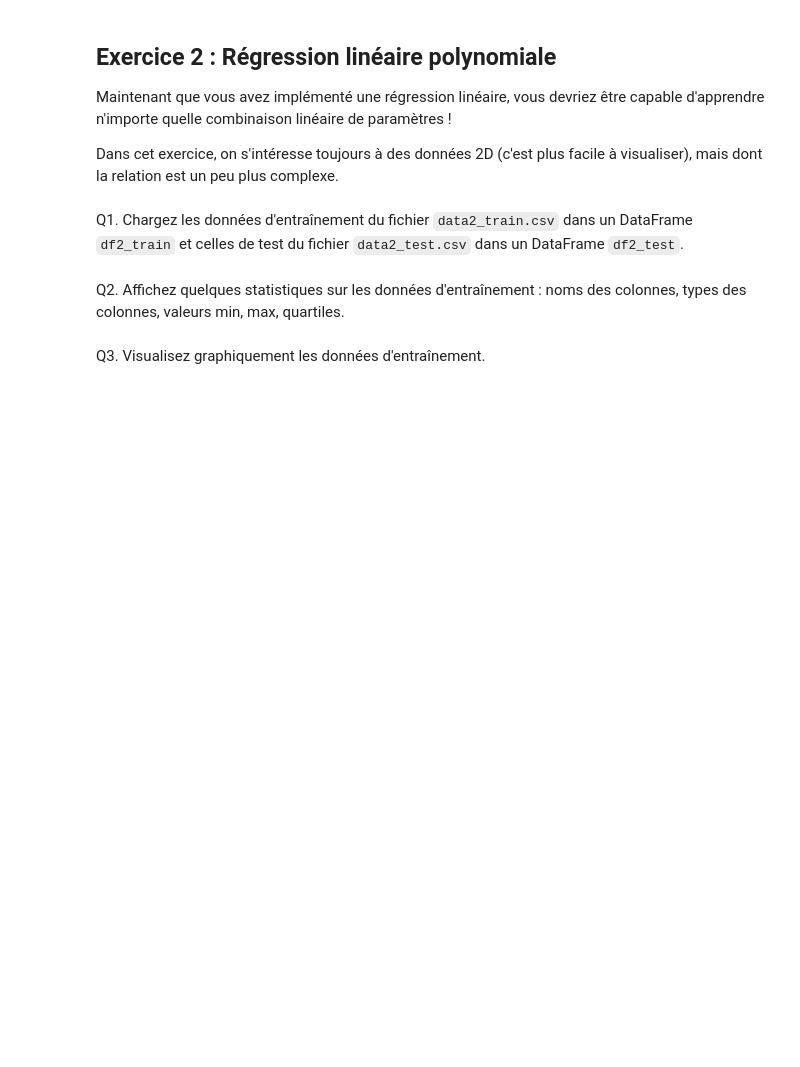
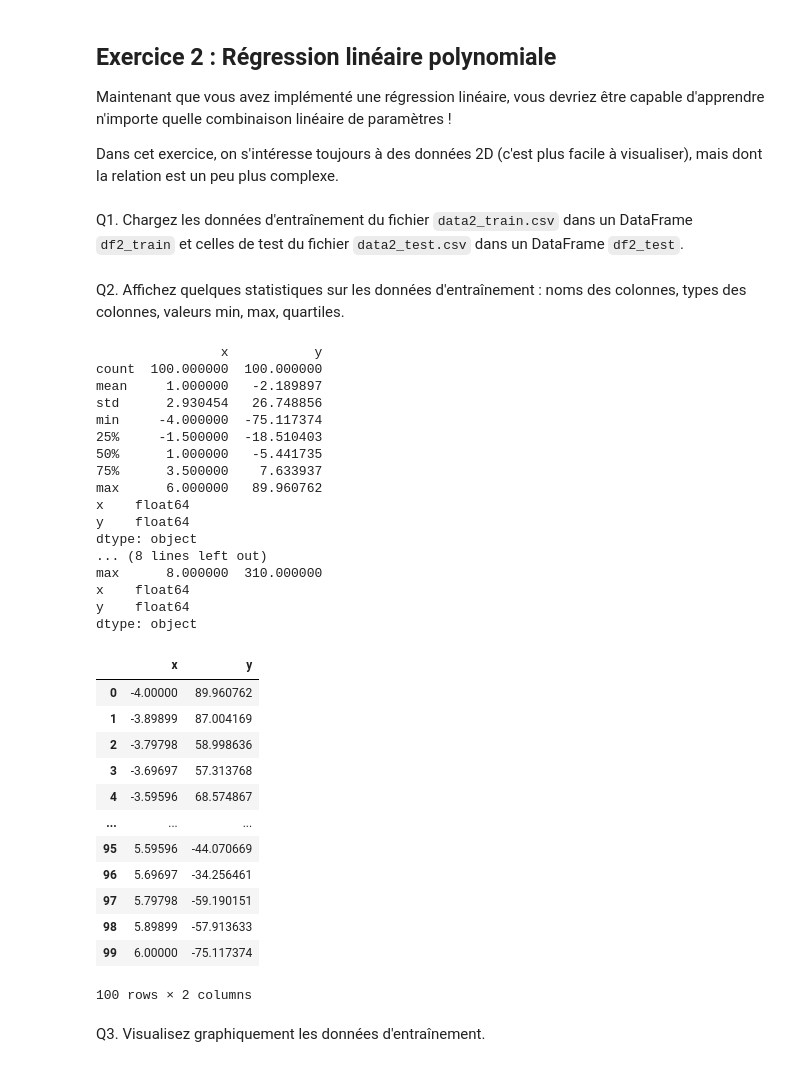
Before and after one commit to jo-pouradier/machine-learning-cpe, a Jupyter notebook: tp1.ipynb, the cells around one changed output. Saved outputs shown, nothing was run; the diff lists cells and outputs as text; code cells hidden in the pictures; blank space fills up the shorter version.

```diff
--- a/tp1.ipynb
+++ b/tp1.ipynb
@@ -410,4 +413,42 @@ Q1. Chargez les données d'entraînement du fichier `data2_train.csv` dans un Da
 # %% [markdown]
 Q2. Affichez quelques statistiques sur les données d'entraînement : noms des colonnes, types des colonnes, valeurs min, max, quartiles.
+# %%
+print(df2_train.describe())
+print(df2_train.dtypes)
+
+print(df2_test.describe())
+print(df2_test.dtypes)
+df2_train
+# %% [output]
+                x           y
+count  100.000000  100.000000
+mean     1.000000   -2.189897
+std      2.930454   26.748856
+min     -4.000000  -75.117374
+25%     -1.500000  -18.510403
+50%      1.000000   -5.441735
+75%      3.500000    7.633937
+max      6.000000   89.960762
+x    float64
+y    float64
+dtype: object
+... (8 lines left out)
+max      8.000000  310.000000
+x    float64
+y    float64
+dtype: object
+|  | x | y |
+| 0 | -4.00000 | 89.960762 |
+| 1 | -3.89899 | 87.004169 |
+| 2 | -3.79798 | 58.998636 |
+| 3 | -3.69697 | 57.313768 |
+| 4 | -3.59596 | 68.574867 |
+| ... | ... | ... |
+| 95 | 5.59596 | -44.070669 |
+| 96 | 5.69697 | -34.256461 |
+| 97 | 5.79798 | -59.190151 |
+| 98 | 5.89899 | -57.913633 |
+| 99 | 6.00000 | -75.117374 |
+100 rows × 2 columns
 # %% [markdown]
 Q3. Visualisez graphiquement les données d'entraînement.
```
Also changed, not shown: parts of 12 cells of this notebook, 2 other files.
